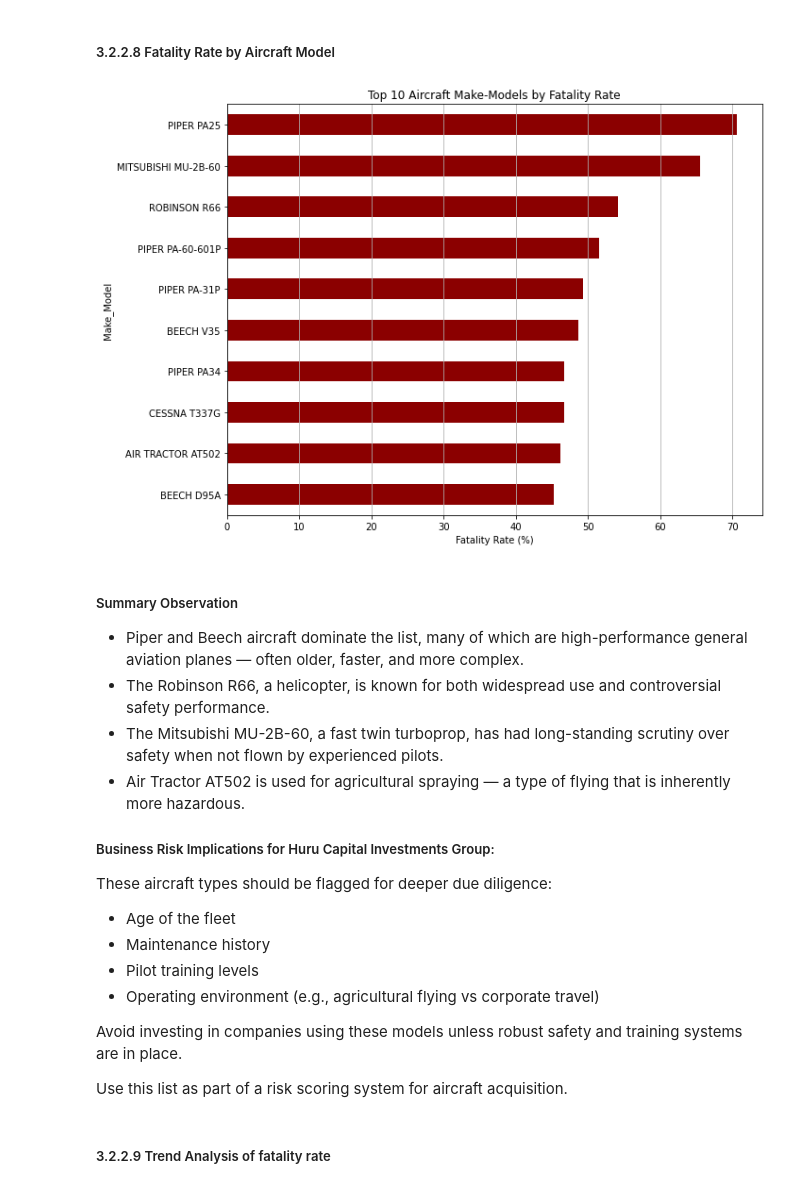
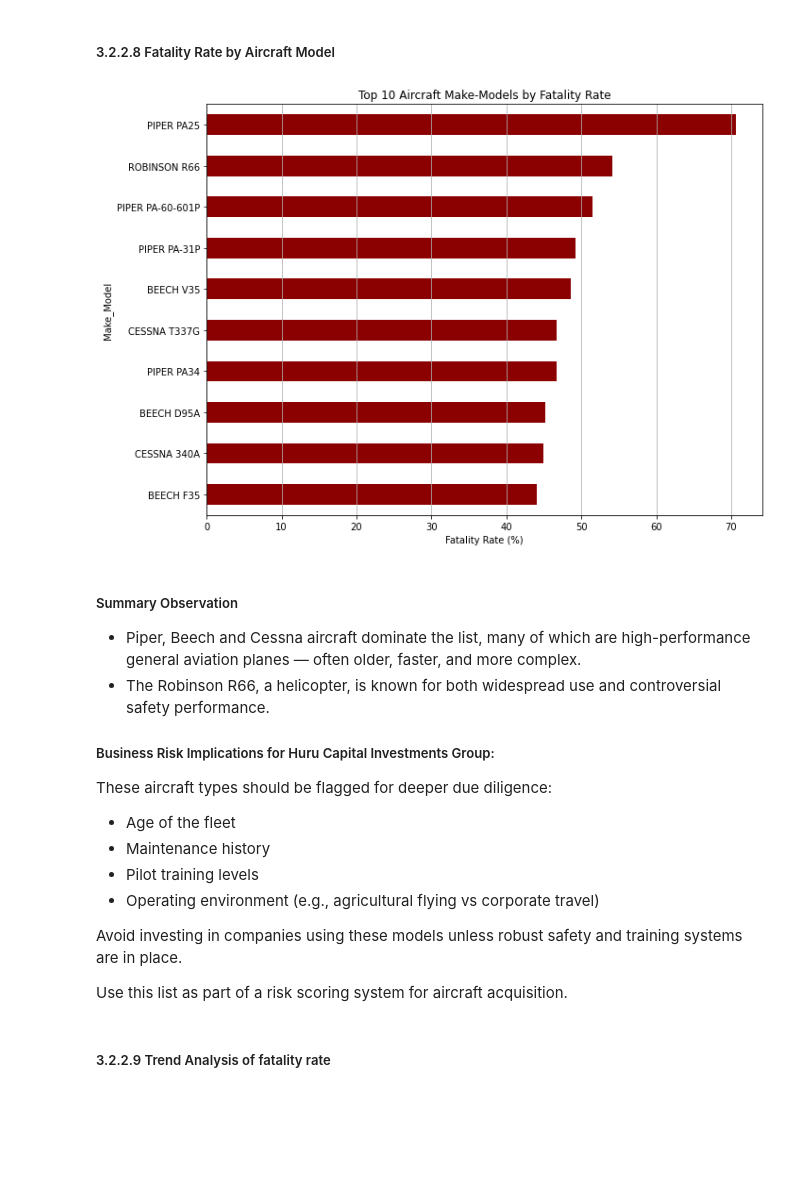
Before and after one commit to HuldahCR/Aircraft-Risk-Assessment-Phase-One-Project, a Jupyter notebook: Draft_Risk_Assessment.ipynb, the cells around one changed output. Saved outputs shown, nothing was run; the diff lists cells and outputs as text; code cells hidden in the pictures; blank space fills up the shorter version.

```diff
--- a/Draft_Risk_Assessment.ipynb
+++ b/Draft_Risk_Assessment.ipynb
@@ -3054,41 +3072,39 @@ This analysis offers a clear basis for risk stratification by aircraft make. Hur
 ##### 3.2.2.8 Fatality Rate by Aircraft Model
 # %%
 # Combine Make and Model into one column
-df['Make_Model'] = df['Make'].astype(str) + ' ' + df['Model'].astype(str)
+df['Make_Model'] = df_top_makes['Make'].astype(str) + ' ' + df_top_makes['Model'].astype(str)
 
 # Group and aggregate
 make_model_stats = df.groupby('Make_Model').agg({
     'Total_Fatal_Injuries': 'sum',
     'Total_Aboard': 'sum',
     'Event_Id': 'count'  # counts total accidents
 }).rename(columns={'Event_Id': 'Accident_Count'})
 
 # Calculate fatality rate
 make_model_stats['Fatality_Rate (%)'] = (make_model_stats['Total_Fatal_Injuries'] / make_model_stats['Total_Aboard']) * 100
 
 # Filter to models with enough data (e.g., at least 20 accidents)
 filtered_models = make_model_stats[make_model_stats['Accident_Count'] >= 20]
 
 # Sort by fatality rate
 top_fatal_rates = filtered_models.sort_values(by='Fatality_Rate (%)', ascending=False).head(10)
 
 top_fatal_rates['Fatality_Rate (%)'].sort_values().plot(
     kind='barh', figsize=(10, 7), color='darkred'
 )
 
 plt.xlabel('Fatality Rate (%)')
 plt.title('Top 10 Aircraft Make-Models by Fatality Rate')
 plt.tight_layout()
 plt.grid(axis='x')
 plt.show()
 # %% [output]
-[figure, old version]
+[figure, new version]
 # %% [markdown]
 ##### Summary Observation
-- Piper and Beech aircraft dominate the list, many of which are high-performance general aviation planes — often older, faster, and more complex.
+- Piper, Beech and Cessna aircraft dominate the list, many of which are high-performance general aviation planes — often older, faster, and more complex.
 - The Robinson R66, a helicopter, is known for both widespread use and controversial safety performance.
-- The Mitsubishi MU-2B-60, a fast twin turboprop, has had long-standing scrutiny over safety when not flown by experienced pilots.
-- Air Tractor AT502 is used for agricultural spraying — a type of flying that is inherently more hazardous.
 
 ##### Business Risk Implications for Huru Capital Investments Group:
 These aircraft types should be flagged for deeper due diligence:
```
Also changed, not shown: parts of 31 cells of this notebook.
